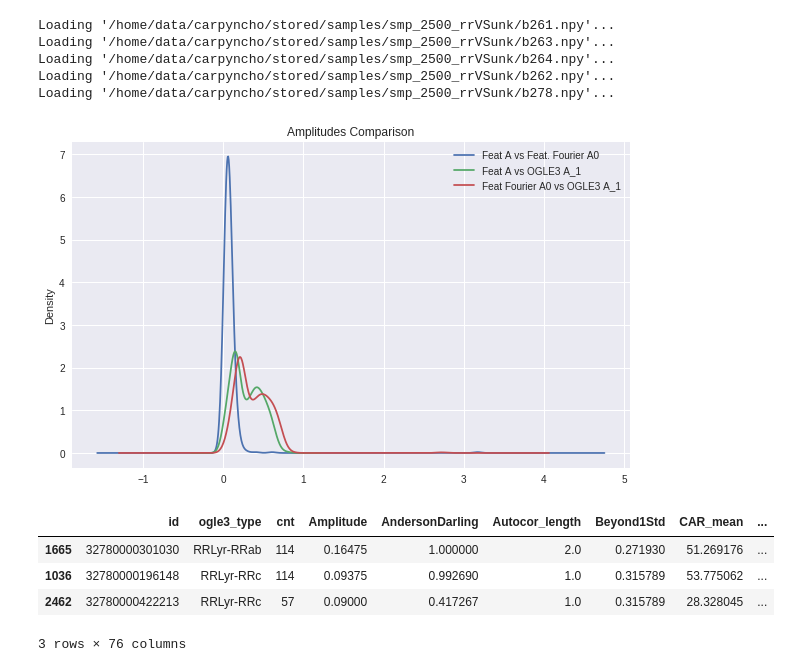
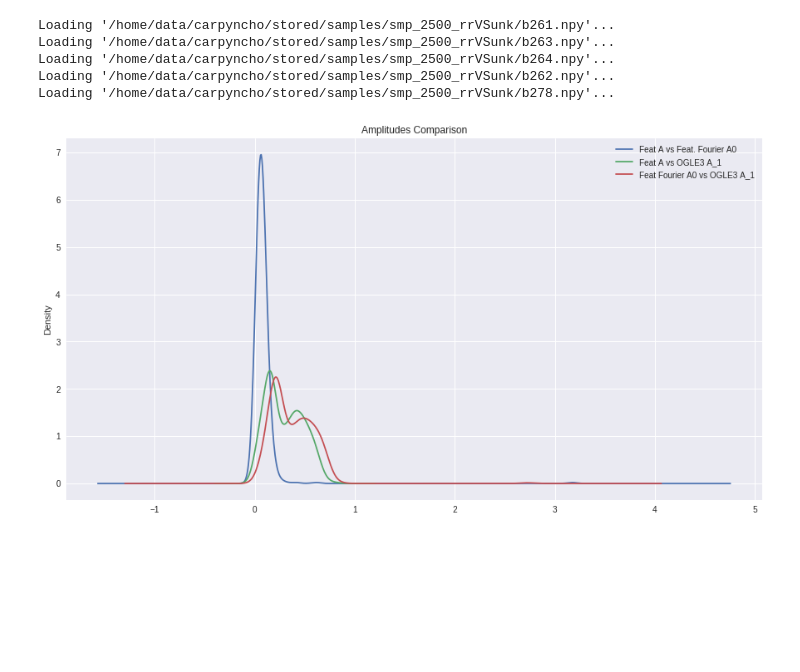
Before and after one commit to carpyncho/vvv_gen_catalog, a Jupyter notebook: experiments/amplitude_cmp.ipynb, the cells around one changed output. Cells and saved outputs as stored; diff of their text form; code cells hidden in the pictures; blank space fills up the shorter version.

Commit message:
amplitudes cmp end

```diff
--- a/experiments/amplitude_cmp.ipynb
+++ b/experiments/amplitude_cmp.ipynb
@@ -68,16 +70,10 @@ Loading '/home/data/carpyncho/stored/samples/smp_2500_rrVSunk/b278.npy'...
 columns = [
     'Feat A vs Feat. Fourier A0',
     'Feat A vs OGLE3 A_1',
-    'Feat Fourier A0 vs OGLE3 A_1']
+    'Feat Fourier A0 vs OGLE3 A_1'
+]
 # %%
-df[columns].plot.kde(title="Amplitudes Comparison");
+plt.rcParams['figure.figsize'] = (15, 8)
+ax = df[columns].plot.kde(title="Amplitudes Comparison");
 # %% [output]
-[figure, old version]
+[figure, new version]
-# %%
-df.sample(3)
-# %% [output]
-|  | id | ogle3_type | cnt | Amplitude | AndersonDarling | Autocor_length | Beyond1Std | CAR_mean | ... |
-| 1665 | 32780000301030 | RRLyr-RRab | 114 | 0.16475 | 1.000000 | 2.0 | 0.271930 | 51.269176 | ... |
-| 1036 | 32780000196148 | RRLyr-RRc | 114 | 0.09375 | 0.992690 | 1.0 | 0.315789 | 53.775062 | ... |
-| 2462 | 32780000422213 | RRLyr-RRc | 57 | 0.09000 | 0.417267 | 1.0 | 0.315789 | 28.328045 | ... |
-3 rows × 76 columns
```
Also changed, not shown: parts of 7 cells of this notebook, 1 other file.
